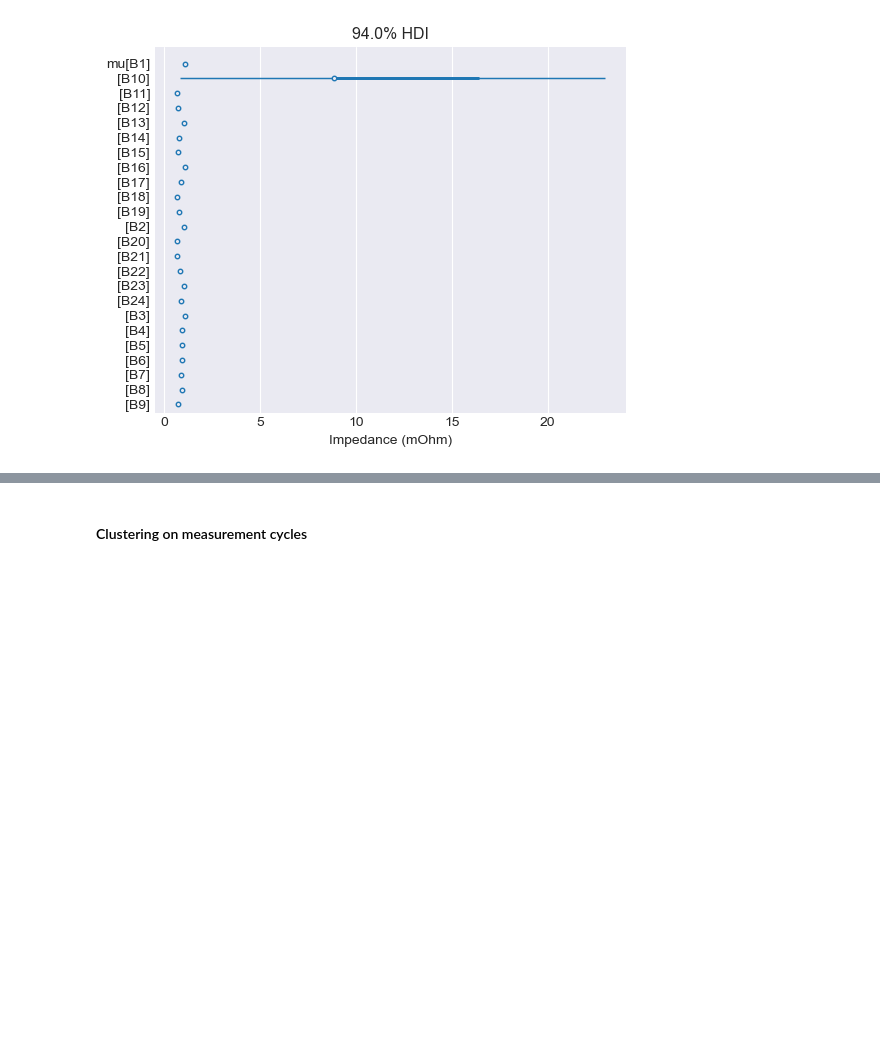
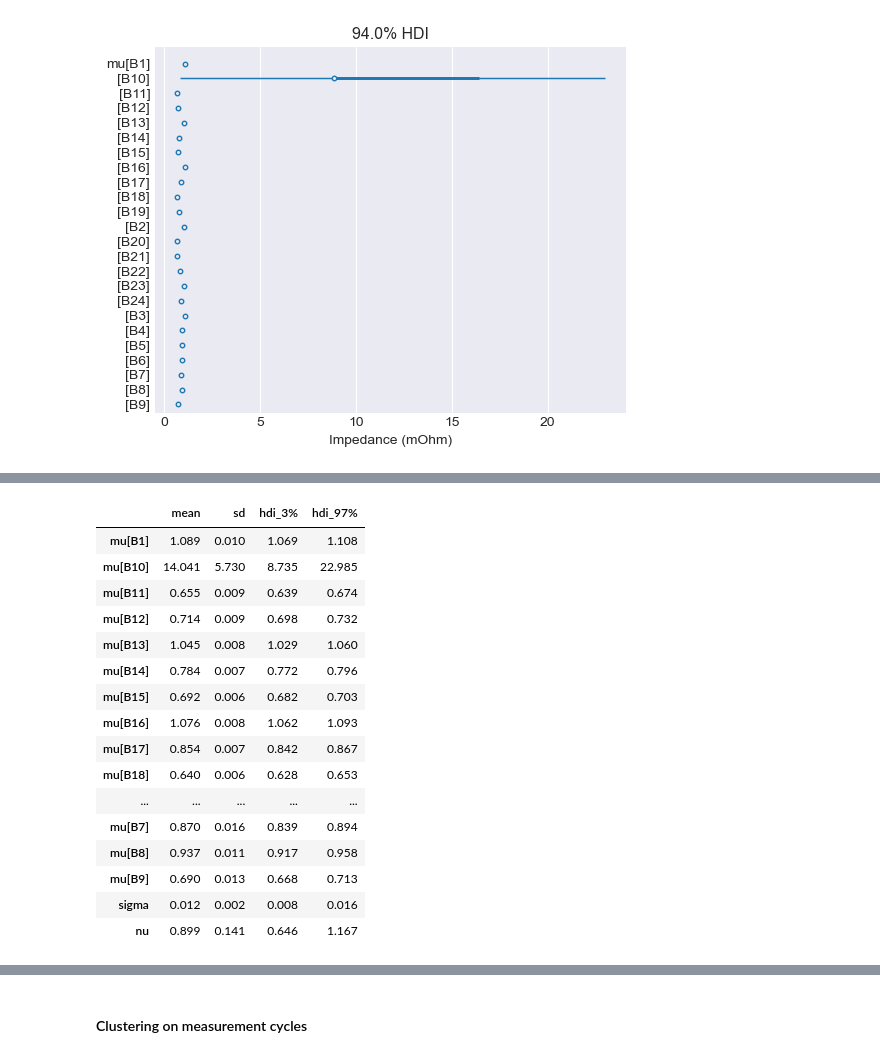
Before and after one commit to sarajcev/bayes_battery, a Jupyter notebook: bayes_analysis.ipynb, the cells around one changed output, grey strips where cells are left out. Cells and saved outputs as stored; diff of their text form; code cells hidden in the pictures; blank space fills up the shorter version.

```diff
--- a/bayes_analysis.ipynb
+++ b/bayes_analysis.ipynb
@@ -504,3 +505,23 @@ fig.tight_layout()
 plt.show()
 # %% [output]
 [figure]
+# %%
+coords_cells = {
+    'samples': measurements.index,
+    'cells': cell_names.categories,
+}
+# No pooling model.
+with pm.Model(coords=coords_cells) as multicell2:
+    # Data containers.
+    zi = pm.Data('zi', measurements['Zi'], dims='samples')
+    idc = pm.Data('idc', cell_names.codes, dims='samples')
+    # Priors.
+    mu = pm.StudentT('mu', nu=2, mu=0, sigma=40, dims='cells')
+    sigma = pm.HalfStudentT('sigma', nu=2, sigma=10)
+    nu = pm.Exponential('nu', lam=0.5)
+    # Likelihood.
+    obs = pm.StudentT('likelihood', nu=nu, mu=mu[idc], sigma=sigma,
+                      observed=zi, dims='samples')
+    # MCMC sampling.
+    idata_cell2 = pm.sample(4000, target_accept=0.99, max_treedepth=15,
+                            idata_kwargs={'log_likelihood': True})
@@ -506,0 +537,20 @@ plt.show()
+# %%
+az.summary(idata_cell2, kind='stats')
+# %% [output]
+|  | mean | sd | hdi_3% | hdi_97% |
+| mu[B1] | 1.089 | 0.010 | 1.069 | 1.108 |
+| mu[B10] | 14.041 | 5.730 | 8.735 | 22.985 |
+| mu[B11] | 0.655 | 0.009 | 0.639 | 0.674 |
+| mu[B12] | 0.714 | 0.009 | 0.698 | 0.732 |
+| mu[B13] | 1.045 | 0.008 | 1.029 | 1.060 |
+| mu[B14] | 0.784 | 0.007 | 0.772 | 0.796 |
+| mu[B15] | 0.692 | 0.006 | 0.682 | 0.703 |
+| mu[B16] | 1.076 | 0.008 | 1.062 | 1.093 |
+| mu[B17] | 0.854 | 0.007 | 0.842 | 0.867 |
+| mu[B18] | 0.640 | 0.006 | 0.628 | 0.653 |
+| ... | ... | ... | ... | ... |
+| mu[B7] | 0.870 | 0.016 | 0.839 | 0.894 |
+| mu[B8] | 0.937 | 0.011 | 0.917 | 0.958 |
+| mu[B9] | 0.690 | 0.013 | 0.668 | 0.713 |
+| sigma | 0.012 | 0.002 | 0.008 | 0.016 |
+| nu | 0.899 | 0.141 | 0.646 | 1.167 |
```
Also changed, not shown: parts of 9 cells of this notebook.
